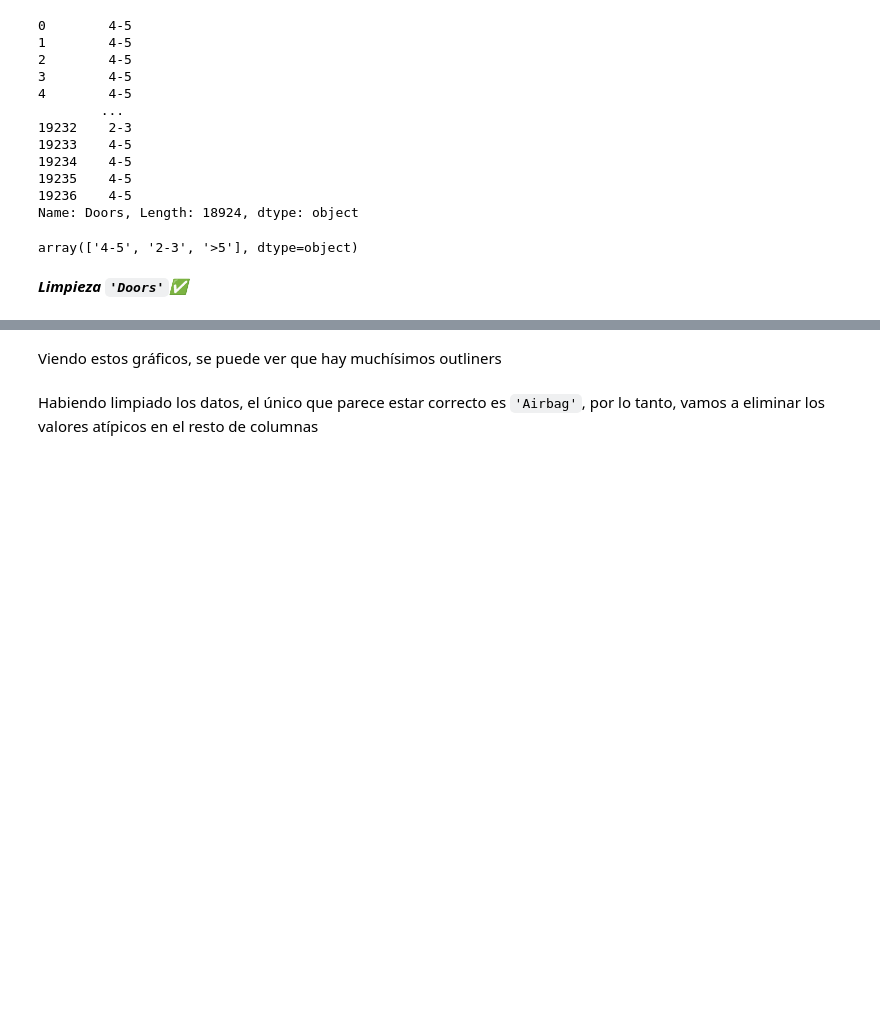
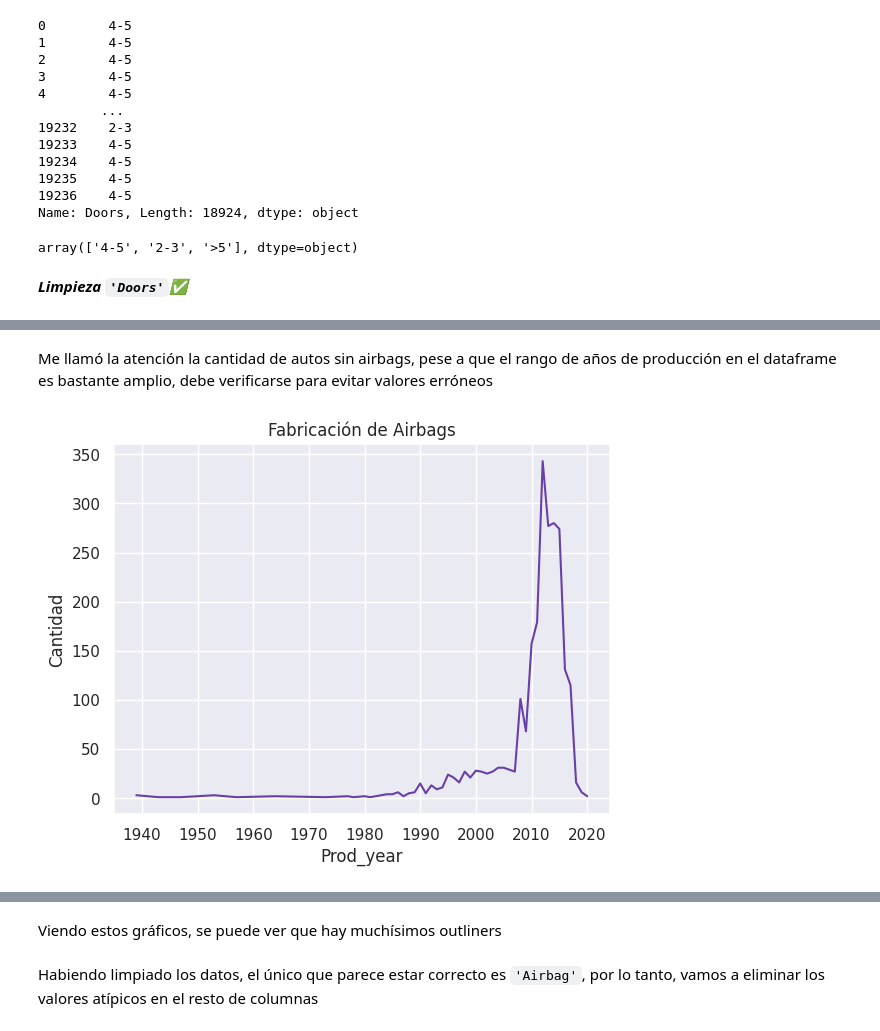
Before and after one commit to JotaLeutgeb/proyectofinalDS1, a Jupyter notebook: Car_Prediction/Main.ipynb, the cells around one changed output, grey strips where cells are left out. Drawn from its saved outputs; the diff is of its cells as text; code cells hidden in the pictures; blank space fills up the shorter version.

```diff
--- a/Car_Prediction/Main.ipynb
+++ b/Car_Prediction/Main.ipynb
@@ -373,0 +417,14 @@ df[df['Price'] < 500]['Price'].count()
+# %% [markdown]
+Me llamó la atención la cantidad de autos sin airbags, pese a que el rango de años de producción en el dataframe es bastante amplio, debe verificarse para evitar valores erróneos
+# %%
+# Filtro el DataFrame donde Airbags == 0 y se cuenta cuanto tiene cada año
+Analisis_Airbag = df[df['Airbags'] == 0].groupby('Prod_year').size()
+
+# Graficamos
+plot = sns.lineplot(data=Analisis_Airbag, color='#6940A8')
+plot.set_title('Fabricación de Airbags')
+plot.set_ylabel('Cantidad')
+
+plt.show()
+# %% [output]
+[figure, added]
```
Also changed, not shown: parts of 135 cells of this notebook.
